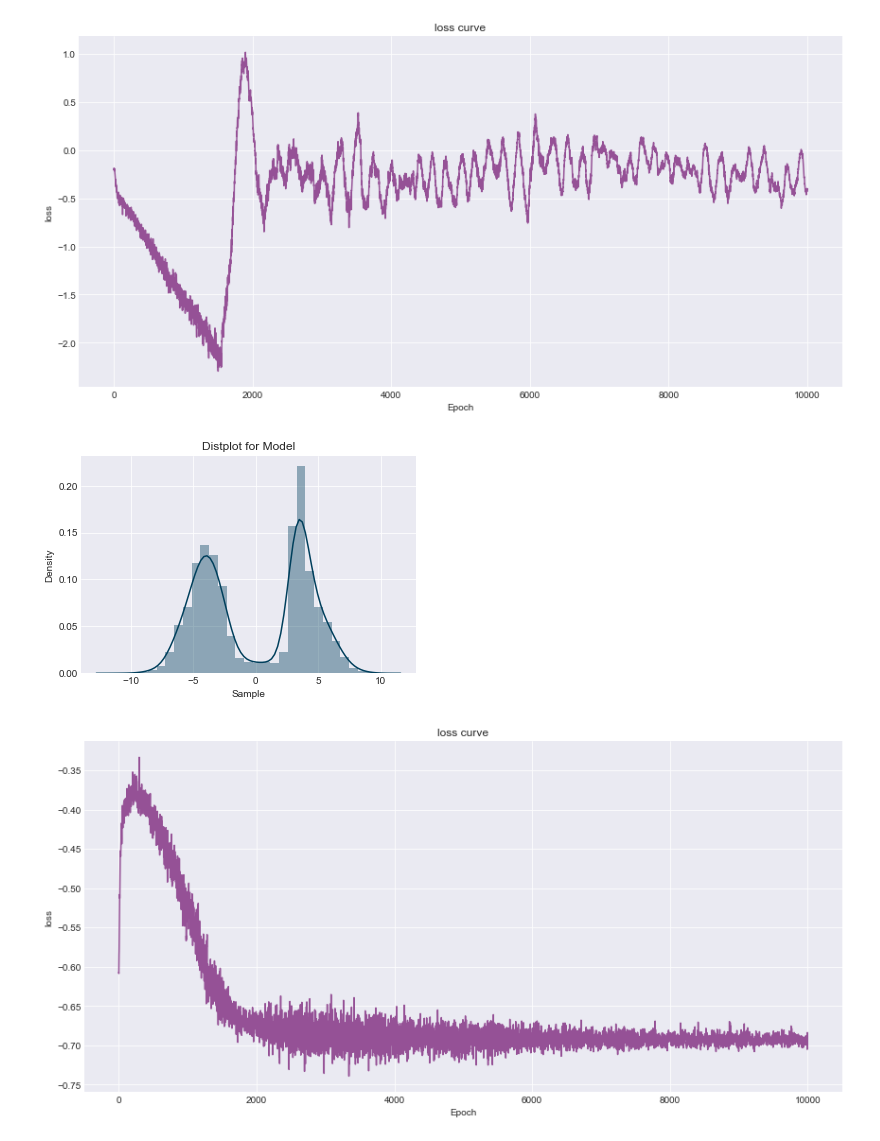
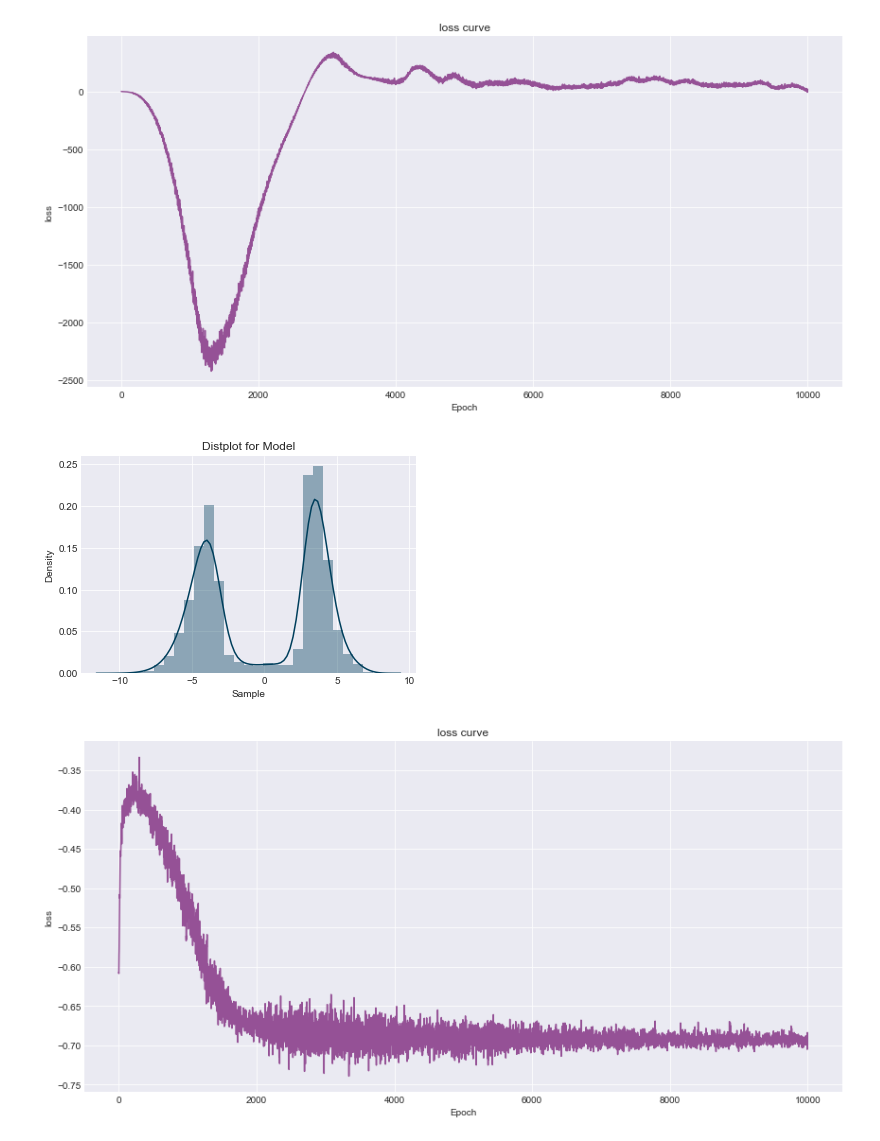
Before and after one commit to nextBillyonair/DPM, a Jupyter notebook: Notebooks/Models/GANModels.ipynb, the cells around one changed output. Saved outputs shown, nothing was run; the diff lists cells and outputs as text; code cells hidden in the pictures.

```diff
--- a/Notebooks/Models/GANModels.ipynb
+++ b/Notebooks/Models/GANModels.ipynb
@@ -28,14 +28,14 @@ plot_hist(preds.detach())
 # %%
-model = WGAN({'input_dim':8}, {'input_dim':1, 'use_spectral_norm':True})
+model = WGAN()
 stats = model.fit(X, epochs=10000, lr=1e-4)
 plot_stats(stats)
 # %% [output]
-[figure, old version]
+[figure, new version]
 # %%
 preds = model.sample(10000)
 plot_hist(preds.detach())
 # %% [output]
-[figure, old version]
+[figure, new version]
 # %%
 model = MMGAN({'input_dim':8}, {'input_dim':1, 'use_spectral_norm':True})
 stats = model.fit(X, epochs=10000, lr=1e-4)
```
Also changed, not shown: parts of 3 cells of this notebook, 1 other file.
